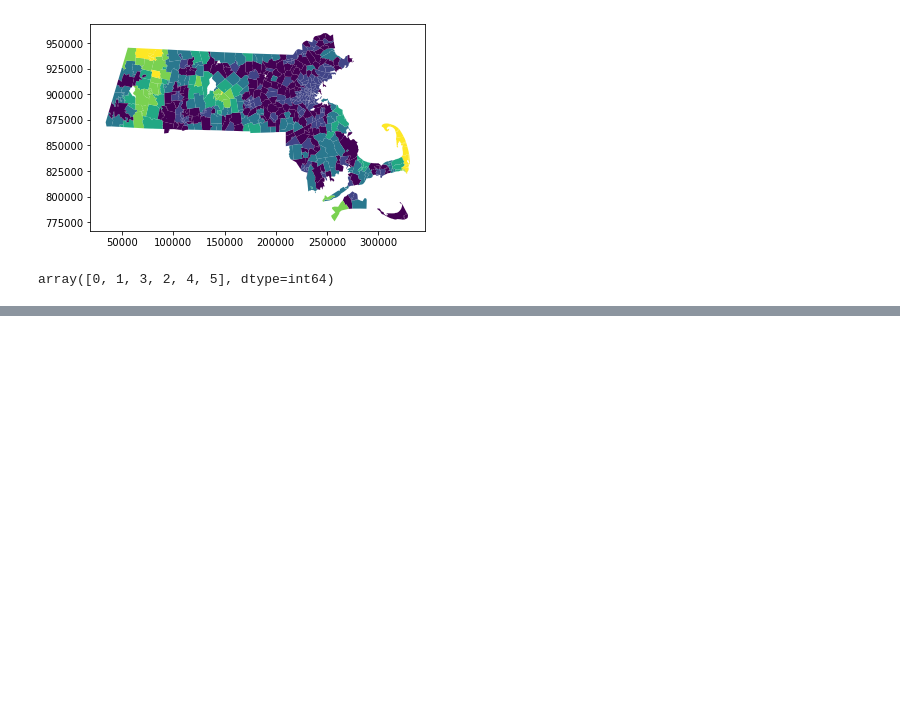
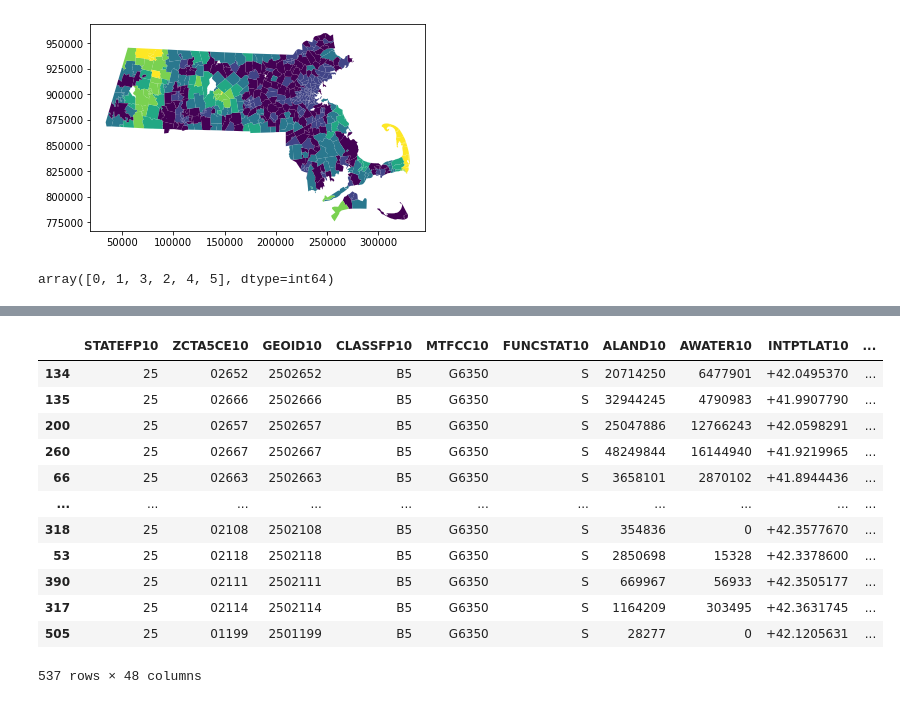
Before and after one commit to kameice97/uep239-finalproject, a Jupyter notebook: UEP 239 Final Assignment.ipynb, the cells around one changed output, grey strips where cells are left out. Saved outputs shown, nothing was run; the diff lists cells and outputs as text; code cells hidden in the pictures; blank space fills up the shorter version.

```diff
--- a/UEP 239 Final Assignment.ipynb
+++ b/UEP 239 Final Assignment.ipynb
@@ -953,0 +746,17 @@ zcta.plot(column='unweighted_score',
+# %%
+#Sorting zcta by Euclidean Distances
+zcta.sort_values(by='Euclidean Distances', ascending = False)
+# %% [output]
+|  | STATEFP10 | ZCTA5CE10 | GEOID10 | CLASSFP10 | MTFCC10 | FUNCSTAT10 | ALAND10 | AWATER10 | INTPTLAT10 | ... |
+| 134 | 25 | 02652 | 2502652 | B5 | G6350 | S | 20714250 | 6477901 | +42.0495370 | ... |
+| 135 | 25 | 02666 | 2502666 | B5 | G6350 | S | 32944245 | 4790983 | +41.9907790 | ... |
+| 200 | 25 | 02657 | 2502657 | B5 | G6350 | S | 25047886 | 12766243 | +42.0598291 | ... |
+| 260 | 25 | 02667 | 2502667 | B5 | G6350 | S | 48249844 | 16144940 | +41.9219965 | ... |
+| 66 | 25 | 02663 | 2502663 | B5 | G6350 | S | 3658101 | 2870102 | +41.8944436 | ... |
+| ... | ... | ... | ... | ... | ... | ... | ... | ... | ... | ... |
+| 318 | 25 | 02108 | 2502108 | B5 | G6350 | S | 354836 | 0 | +42.3577670 | ... |
+| 53 | 25 | 02118 | 2502118 | B5 | G6350 | S | 2850698 | 15328 | +42.3378600 | ... |
+| 390 | 25 | 02111 | 2502111 | B5 | G6350 | S | 669967 | 56933 | +42.3505177 | ... |
+| 317 | 25 | 02114 | 2502114 | B5 | G6350 | S | 1164209 | 303495 | +42.3631745 | ... |
+| 505 | 25 | 01199 | 2501199 | B5 | G6350 | S | 28277 | 0 | +42.1205631 | ... |
+537 rows × 48 columns
```
Also changed, not shown: parts of 203 cells of this notebook, 4 other files.
